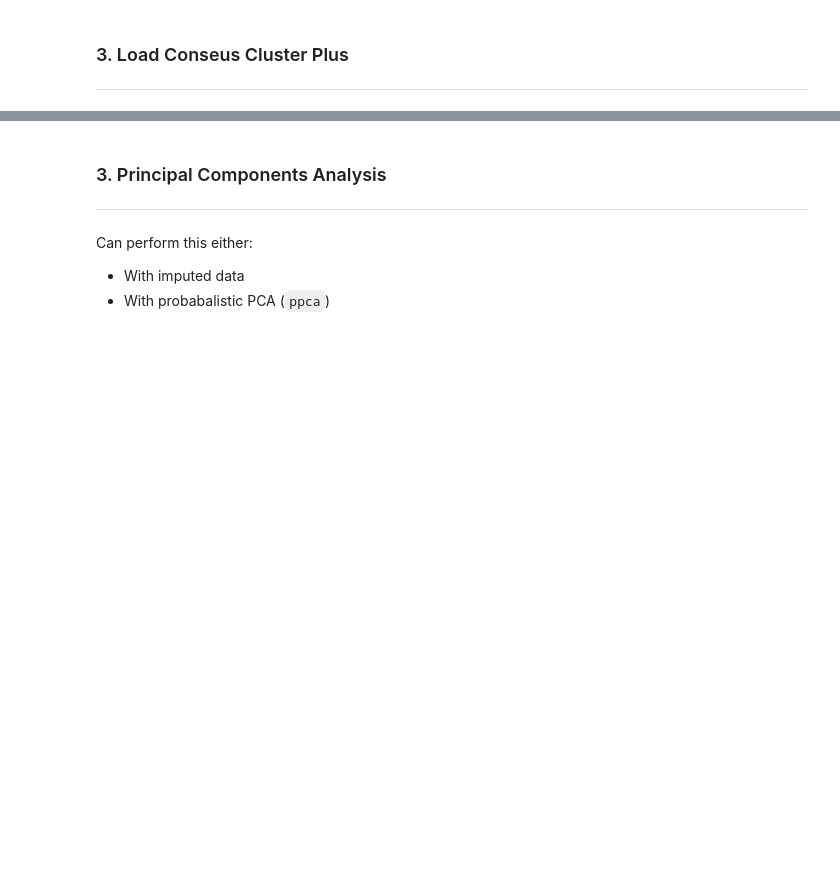
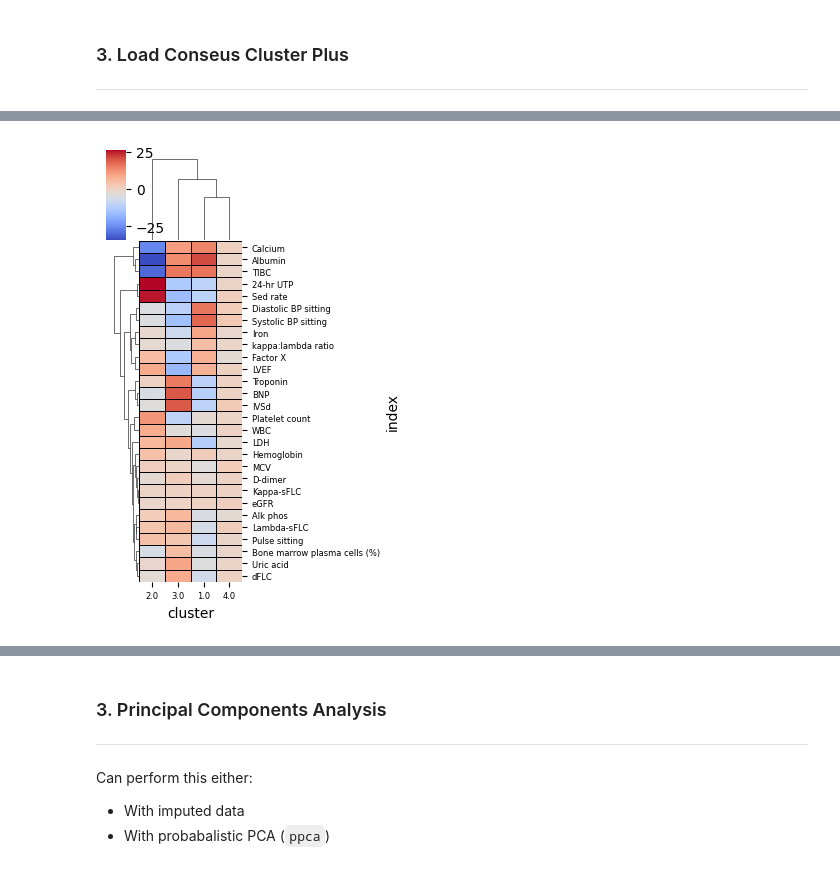
Before and after one commit to shankara-a/amyloidosis_bmc_2023, a Jupyter notebook: 02_imputation.ipynb, the cells around one changed output, grey strips where cells are left out. Saved outputs shown, nothing was run; the diff lists cells and outputs as text; code cells hidden in the pictures; blank space fills up the shorter version.

Commit message:
Impelemented contrasts function

```diff
--- a/02_imputation.ipynb
+++ b/02_imputation.ipynb
@@ -114,0 +187,7 @@ mice_01_ccp = mice_01_ccp.rename(columns={'item':'Code_ID'}).set_index("Code_ID"
+# %%
+# Comparison for Numeric
+qvars = np.array(Xi_mice.columns)
+
+contrasts_df = utils.get_contrasts(data_df, "cluster", qvars)
+# %%
+contrasts_df['logq'] = -np.log10(contrasts_df['fdr_bh'])
@@ -114,0 +206,8 @@ mice_01_ccp = mice_01_ccp.rename(columns={'item':'Code_ID'}).set_index("Code_ID"
+# %%
+plot.plot_clustermap(
+    contrasts_df.reset_index().pivot(values='statistic', index='index', columns='cluster'),
+    figsize=(4,5),
+    vmin=None, vmax=None
+)
+# %% [output]
+[figure, added]
```
Also changed, not shown: parts of 21 cells of this notebook, 5 other files.
